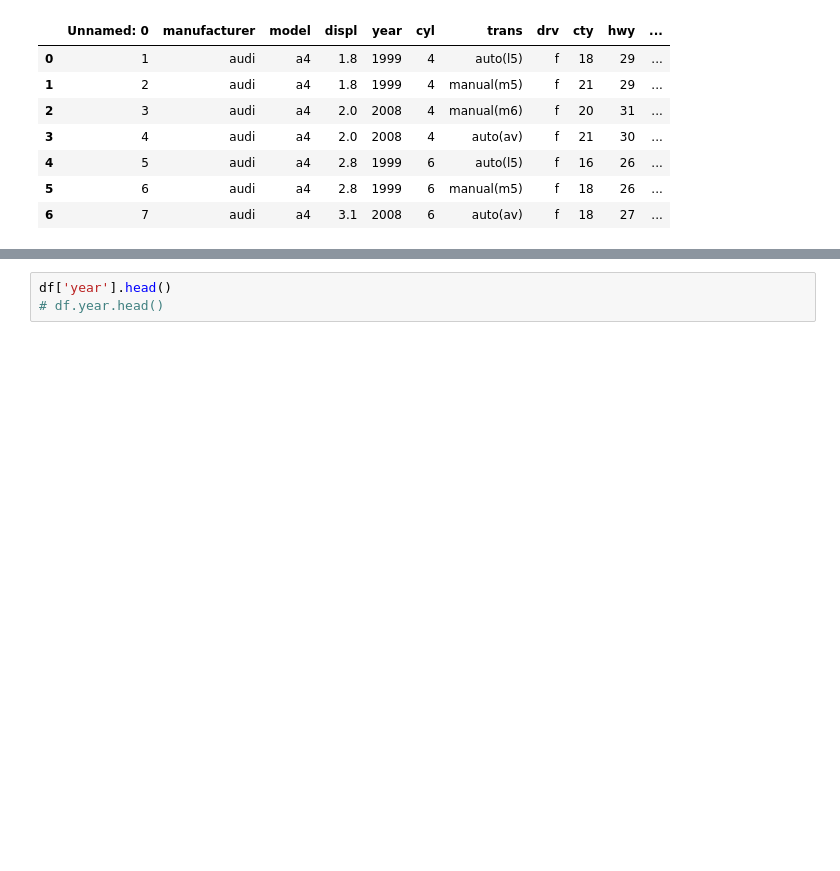
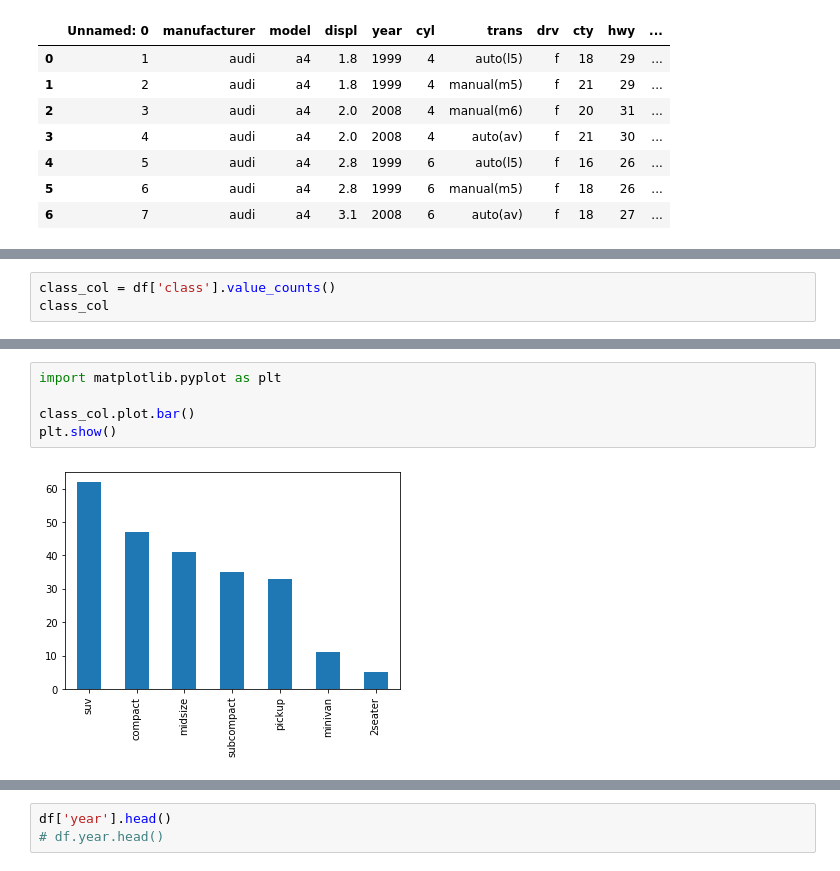
Before and after one commit to JesseZhuang/Python, a Jupyter notebook: data_processing/data_manipulation.ipynb, the cells around one changed output, grey strips where cells are left out. Drawn from its saved outputs; the diff is of its cells as text; blank space fills up the shorter version.

Commit message:
data frame explore and plotting

```diff
--- a/data_processing/data_manipulation.ipynb
+++ b/data_processing/data_manipulation.ipynb
@@ -46,0 +118,3 @@ df.head(7)
+# %%
+class_col = df['class'].value_counts()
+class_col
@@ -46,0 +130,7 @@ df.head(7)
+# %%
+import matplotlib.pyplot as plt
+
+class_col.plot.bar()
+plt.show()
+# %% [output]
+[figure, added]
```
Also changed, not shown: parts of 21 cells of this notebook.
